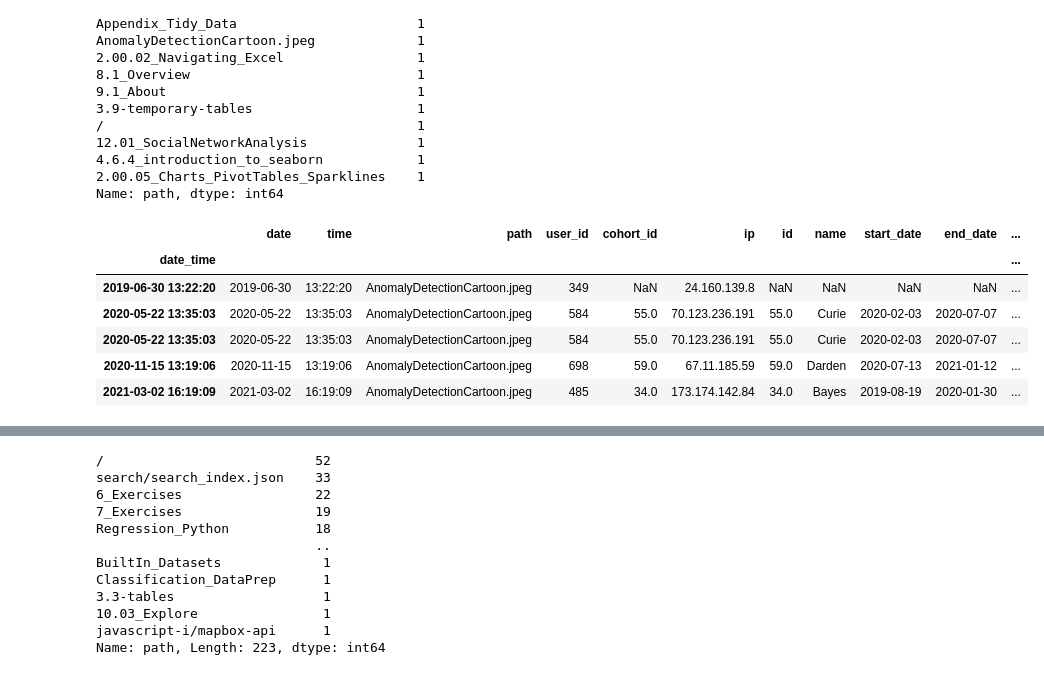
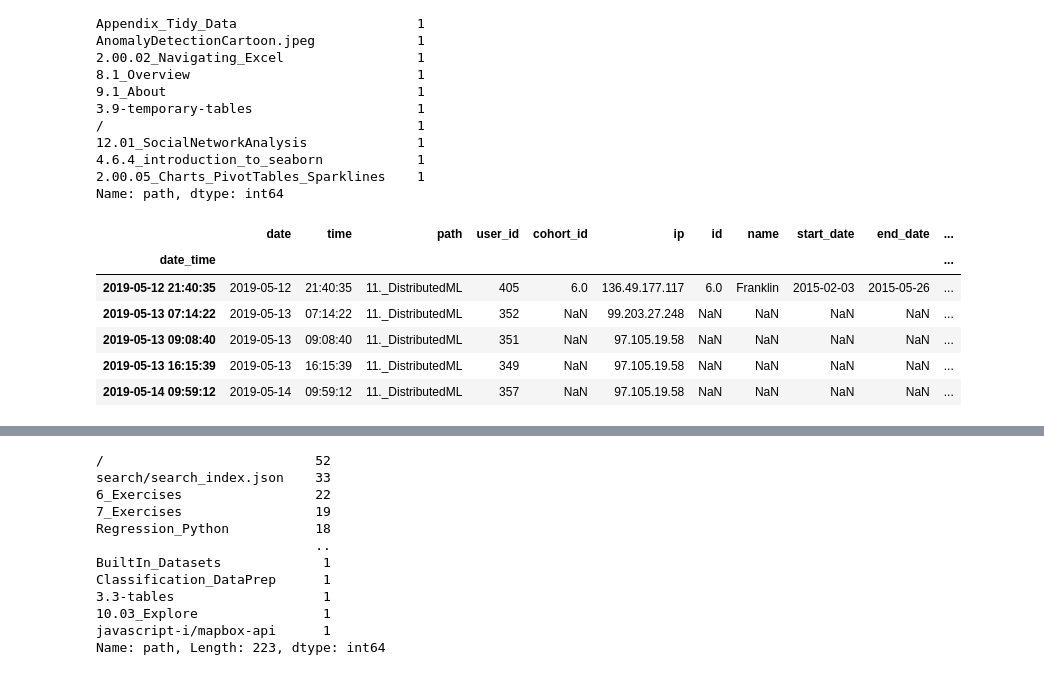
Before and after one commit to DBerchelmann/anomaly-detection-exercises, a Jupyter notebook: clustering_anomaly_detection.ipynb, the cells around one changed output, grey strips where cells are left out. Cells and saved outputs as stored; diff of their text form; code cells hidden in the pictures.

```diff
--- a/clustering_anomaly_detection.ipynb
+++ b/clustering_anomaly_detection.ipynb
@@ -730,12 +759,12 @@ AnomalyDetectionCartoon.jpeg             1
 2.00.05_Charts_PivotTables_Sparklines    1
 Name: path, dtype: int64
 # %%
-df[df['path']== 'AnomalyDetectionCartoon.jpeg'].tail()
+df[df['path']== '11._DistributedML'].tail()
 # %% [output]
 |  | date | time | path | user_id | cohort_id | ip | id | name | start_date | end_date | ... |
 | date_time |  |  |  |  |  |  |  |  |  |  | ... |
-| 2019-06-30 13:22:20 | 2019-06-30 | 13:22:20 | AnomalyDetectionCartoon.jpeg | 349 | NaN | 24.160.139.8 | NaN | NaN | NaN | NaN | ... |
-| 2020-05-22 13:35:03 | 2020-05-22 | 13:35:03 | AnomalyDetectionCartoon.jpeg | 584 | 55.0 | 70.123.236.191 | 55.0 | Curie | 2020-02-03 | 2020-07-07 | ... |
-| 2020-05-22 13:35:03 | 2020-05-22 | 13:35:03 | AnomalyDetectionCartoon.jpeg | 584 | 55.0 | 70.123.236.191 | 55.0 | Curie | 2020-02-03 | 2020-07-07 | ... |
-| 2020-11-15 13:19:06 | 2020-11-15 | 13:19:06 | AnomalyDetectionCartoon.jpeg | 698 | 59.0 | 67.11.185.59 | 59.0 | Darden | 2020-07-13 | 2021-01-12 | ... |
-| 2021-03-02 16:19:09 | 2021-03-02 | 16:19:09 | AnomalyDetectionCartoon.jpeg | 485 | 34.0 | 173.174.142.84 | 34.0 | Bayes | 2019-08-19 | 2020-01-30 | ... |
+| 2019-05-12 21:40:35 | 2019-05-12 | 21:40:35 | 11._DistributedML | 405 | 6.0 | 136.49.177.117 | 6.0 | Franklin | 2015-02-03 | 2015-05-26 | ... |
+| 2019-05-13 07:14:22 | 2019-05-13 | 07:14:22 | 11._DistributedML | 352 | NaN | 99.203.27.248 | NaN | NaN | NaN | NaN | ... |
+| 2019-05-13 09:08:40 | 2019-05-13 | 09:08:40 | 11._DistributedML | 351 | NaN | 97.105.19.58 | NaN | NaN | NaN | NaN | ... |
+| 2019-05-13 16:15:39 | 2019-05-13 | 16:15:39 | 11._DistributedML | 349 | NaN | 97.105.19.58 | NaN | NaN | NaN | NaN | ... |
+| 2019-05-14 09:59:12 | 2019-05-14 | 09:59:12 | 11._DistributedML | 357 | NaN | 97.105.19.58 | NaN | NaN | NaN | NaN | ... |
```
Also changed, not shown: parts of 15 cells of this notebook.
